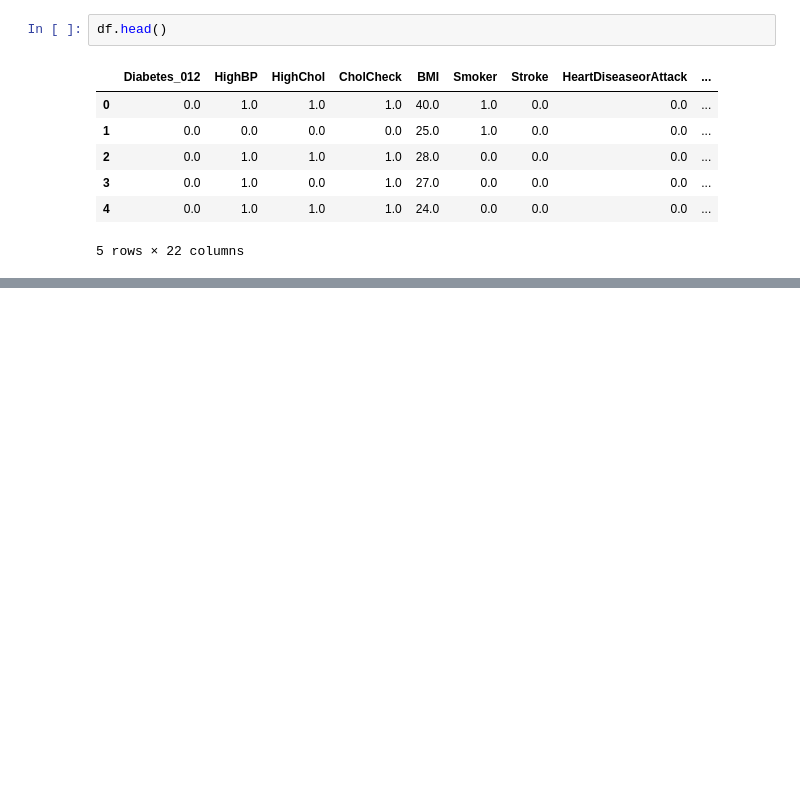
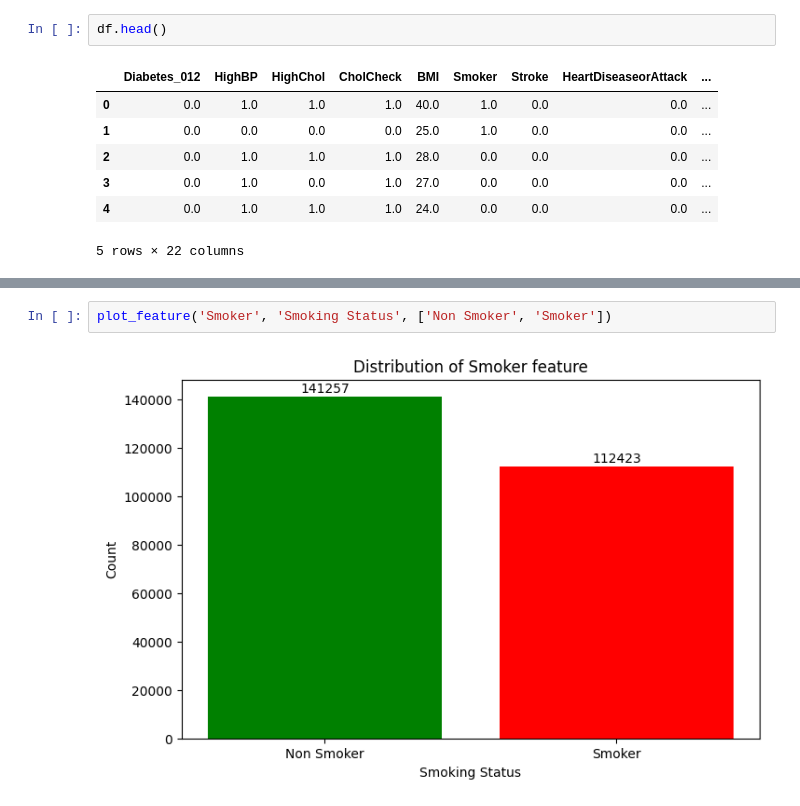
Before and after one commit to Benn800/Diabetes_Classifier, a Jupyter notebook: notebooks/01_data_understanding.ipynb, the cells around one changed output, grey strips where cells are left out. Cells and saved outputs as stored; diff of their text form; blank space fills up the shorter version.

```diff
--- a/notebooks/01_data_understanding.ipynb
+++ b/notebooks/01_data_understanding.ipynb
@@ -228,0 +255,4 @@ plt.show()
+# %%
+plot_feature('Smoker', 'Smoking Status', ['Non Smoker', 'Smoker'])
+# %% [output]
+[figure, added]
```
Also changed, not shown: parts of 27 cells of this notebook.
